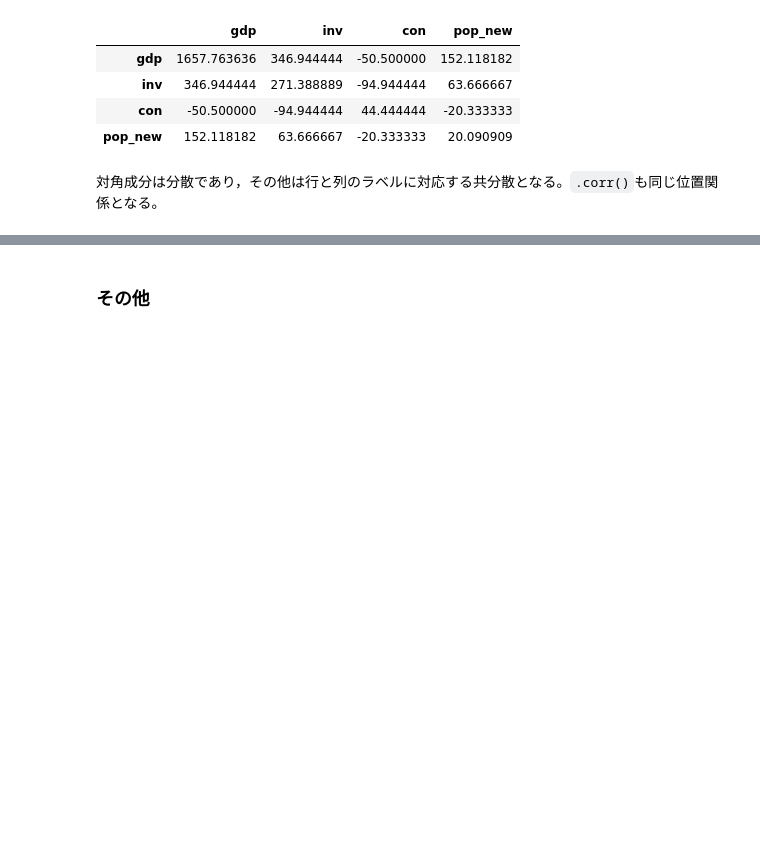
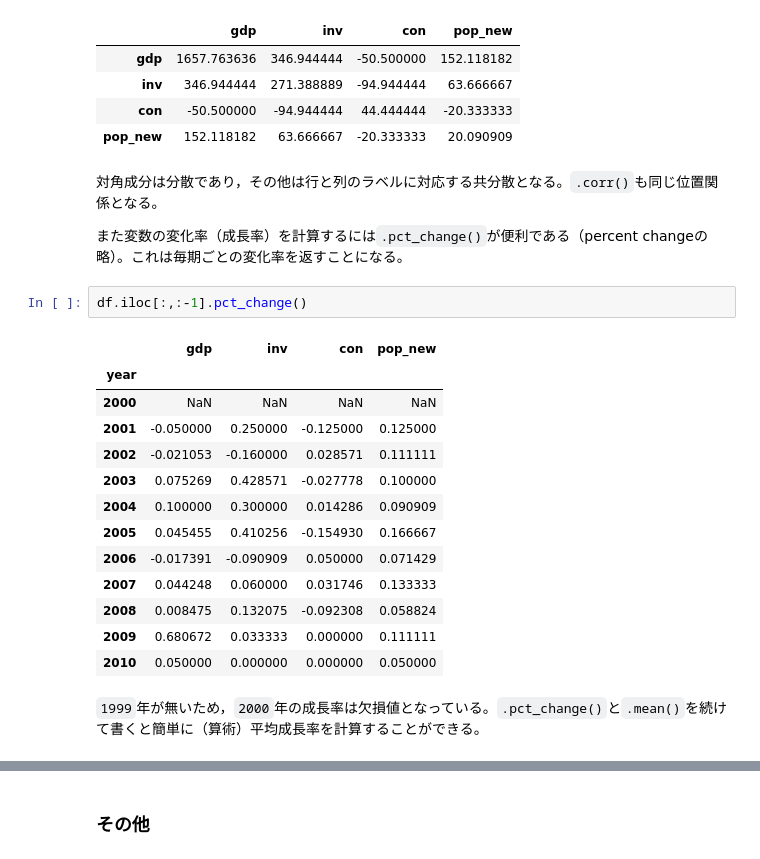
Before and after one commit to Py4Basics/py4basics.github.io, a Jupyter notebook: _build/jupyter_execute/3_Pandas.ipynb, the cells around one changed output, grey strips where cells are left out. Saved outputs shown, nothing was run; the diff lists cells and outputs as text; blank space fills up the shorter version.

```diff
--- a/_build/jupyter_execute/3_Pandas.ipynb
+++ b/_build/jupyter_execute/3_Pandas.ipynb
@@ -1169,3 +1169,23 @@ df.iloc[:,:-1].cov()
 | pop_new | 152.118182 | 63.666667 | -20.333333 | 20.090909 |
 # %% [markdown]
 対角成分は分散であり，その他は行と列のラベルに対応する共分散となる。`.corr()`も同じ位置関係となる。
+
+また変数の変化率（成長率）を計算するには`.pct_change()`が便利である（percent changeの略）。これは毎期ごとの変化率を返すことになる。
+# %%
+df.iloc[:,:-1].pct_change()
+# %% [output]
+|  | gdp | inv | con | pop_new |
+| year |  |  |  |  |
+| 2000 | NaN | NaN | NaN | NaN |
+| 2001 | -0.050000 | 0.250000 | -0.125000 | 0.125000 |
+| 2002 | -0.021053 | -0.160000 | 0.028571 | 0.111111 |
+| 2003 | 0.075269 | 0.428571 | -0.027778 | 0.100000 |
+| 2004 | 0.100000 | 0.300000 | 0.014286 | 0.090909 |
+| 2005 | 0.045455 | 0.410256 | -0.154930 | 0.166667 |
+| 2006 | -0.017391 | -0.090909 | 0.050000 | 0.071429 |
+| 2007 | 0.044248 | 0.060000 | 0.031746 | 0.133333 |
+| 2008 | 0.008475 | 0.132075 | -0.092308 | 0.058824 |
+| 2009 | 0.680672 | 0.033333 | 0.000000 | 0.111111 |
+| 2010 | 0.050000 | 0.000000 | 0.000000 | 0.050000 |
+# %% [markdown]
+`1999`年が無いため，`2000`年の成長率は欠損値となっている。`.pct_change()`と`.mean()`を続けて書くと簡単に（算術）平均成長率を計算することができる。
```
Also changed, not shown: parts of 4 cells of this notebook, 5 other files.
